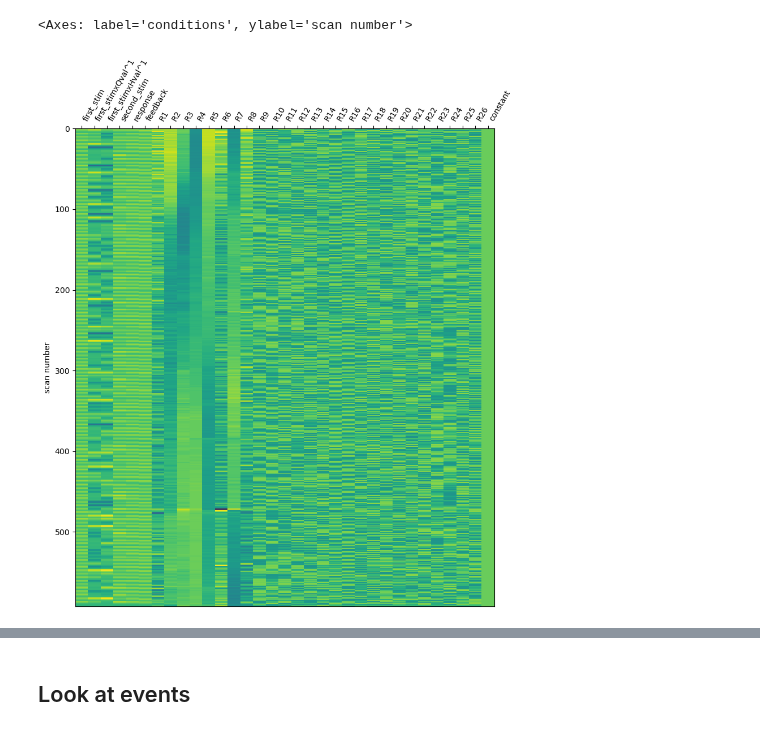
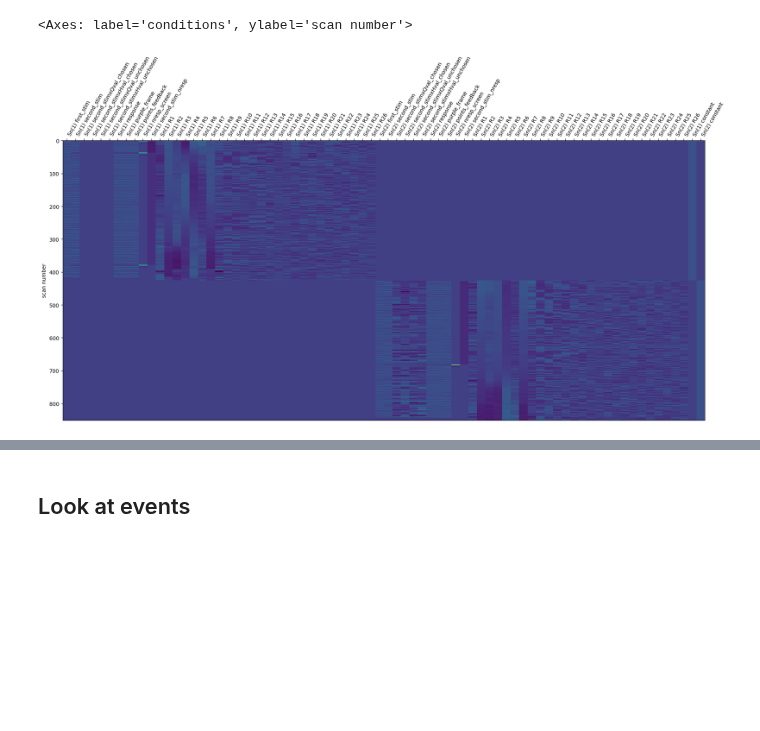
Before and after one commit to hugofluhr/learning-habits-analysis, a Jupyter notebook: notebooks/inspect_spm_dm.ipynb, the cells around one changed output, grey strips where cells are left out. Saved outputs shown, nothing was run; the diff lists cells and outputs as text; code cells hidden in the pictures; blank space fills up the shorter version.

```diff
--- a/notebooks/inspect_spm_dm.ipynb
+++ b/notebooks/inspect_spm_dm.ipynb
@@ -21,17 +11,35 @@ dm = pd.read_csv(os.path.join(spm_base_dir, dm_path), header=None, names=colname
-# %%
-def clean_spm_colname(col):
-    # Remove 'Sn(1) ' prefix and '*bf(1)' or '*bf(1)'-like suffixes
-    col = col.strip()
-    if col.startswith('Sn(1) '):
-        col = col[len('Sn(1) '):]
-    if '*bf(1)' in col:
-        col = col.replace('*bf(1)', '')
-    return col.strip()
-
-dm.columns = [clean_spm_colname(c) for c in dm.columns]
+# %%
+first_lvl_dir = "/home/ubuntu/data/learning-habits/spm_format_20250603/outputs/glm2_chosen_2025-10-29-02-11"
+#first_lvl_dir = "/home/ubuntu/data/learning-habits/spm_format_20250603/outputs/glm2_diff_timing_2025-10-29-12-13"
+# %%
+def clean_spm_colname(col):
+    if '*bf(1)' in col:
+        col = col.replace('*bf(1)', '')
+    if '^1' in col:
+        col = col.replace('^1', '')
+    return col.strip()
+
+def read_dm(dm_path, clean_colnames=True):
+    colnames_file = dm_path.replace('design_matrix.csv','column_names.txt')
+    # Read column names for both design matrices
+    with open(colnames_file, 'r') as f:
+        colnames = [line.strip() for line in f.readlines()]
+
+    if clean_colnames:
+        colnames = [clean_spm_colname(col) for col in colnames]
+    # Read design matrices using the column names
+    dm = pd.read_csv(dm_path, header=None, names=colnames)
+
+    return dm
+# %%
+dms_paths = sorted(
+    glob.glob(os.path.join(first_lvl_dir, '**', '*design_matrix.csv'), recursive=True)
+)
+dms_learning = [read_dm(p) for p in dms_paths if 'learning/' in p]
+dms_test = [read_dm(p) for p in dms_paths if 'test/' in p]
 # %%
 # Display the cleaned design matrix
-plot_design_matrix(dm)
+plot_design_matrix(dms_learning[11])
 # %% [output]
 <Axes: label='conditions', ylabel='scan number'>
-[figure, old version]
+[figure, new version]
```
Also changed, not shown: parts of 13 cells of this notebook.
